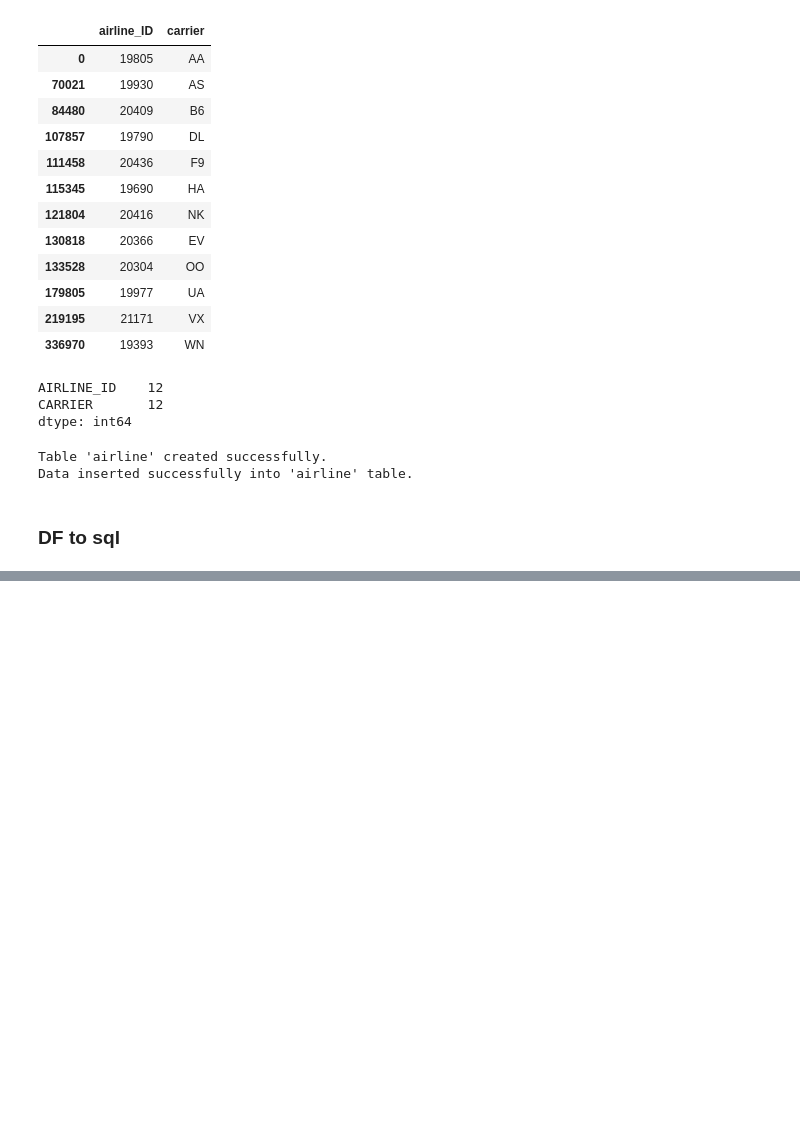
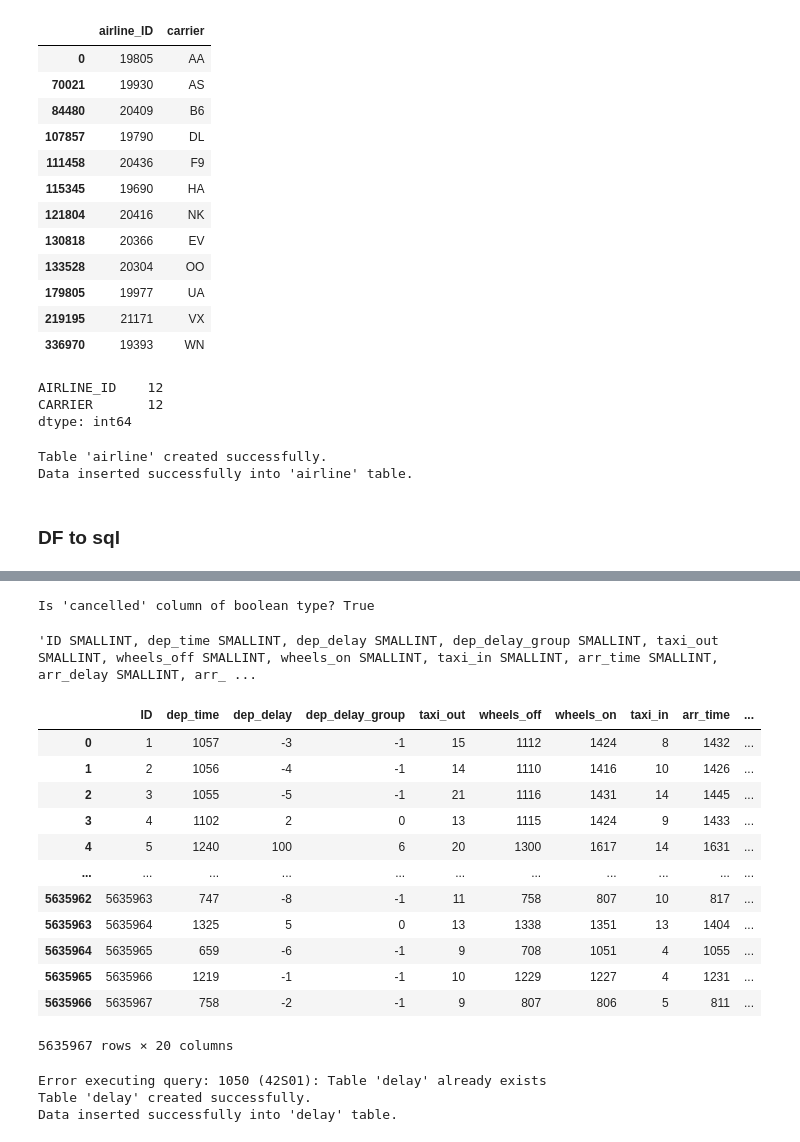
Before and after one commit to adibk/flight_delay_prediction, a Jupyter notebook: ipynb/to_sql.ipynb, the cells around one changed output, grey strips where cells are left out. Cells and saved outputs as stored; diff of their text form; code cells hidden in the pictures; blank space fills up the shorter version.

```diff
--- a/ipynb/to_sql.ipynb
+++ b/ipynb/to_sql.ipynb
@@ -475,0 +641,3 @@ df['id'] = df.index + 1
+# %%
+df_delay['cancelled'] = df_delay['cancelled'].astype(bool)
+df_delay['diverted'] = df_delay['diverted'].astype(bool)
@@ -475,0 +655,28 @@ df['id'] = df.index + 1
+# %%
+is_boolean = pd.api.types.is_bool_dtype(df_delay['cancelled'])
+print(f"Is 'cancelled' column of boolean type? {is_boolean}")
+# %% [output]
+Is 'cancelled' column of boolean type? True
+# %%
+columns = df_delay.columns
+types = df_delay.dtypes
+column_definitions = ", ".join([f"{col} {map_dtype_to_mysql(types[col], smallint=True)}" for col in columns])
+column_definitions
+# %% [output]
+'ID SMALLINT, dep_time SMALLINT, dep_delay SMALLINT, dep_delay_group SMALLINT, taxi_out SMALLINT, wheels_off SMALLINT, wheels_on SMALLINT, taxi_in SMALLINT, arr_time SMALLINT, arr_delay SMALLINT, arr_ ...
+# %%
+df_delay
+# %% [output]
+|  | ID | dep_time | dep_delay | dep_delay_group | taxi_out | wheels_off | wheels_on | taxi_in | arr_time | ... |
+| 0 | 1 | 1057 | -3 | -1 | 15 | 1112 | 1424 | 8 | 1432 | ... |
+| 1 | 2 | 1056 | -4 | -1 | 14 | 1110 | 1416 | 10 | 1426 | ... |
+| 2 | 3 | 1055 | -5 | -1 | 21 | 1116 | 1431 | 14 | 1445 | ... |
+| 3 | 4 | 1102 | 2 | 0 | 13 | 1115 | 1424 | 9 | 1433 | ... |
+| 4 | 5 | 1240 | 100 | 6 | 20 | 1300 | 1617 | 14 | 1631 | ... |
+| ... | ... | ... | ... | ... | ... | ... | ... | ... | ... | ... |
+| 5635962 | 5635963 | 747 | -8 | -1 | 11 | 758 | 807 | 10 | 817 | ... |
+| 5635963 | 5635964 | 1325 | 5 | 0 | 13 | 1338 | 1351 | 13 | 1404 | ... |
+| 5635964 | 5635965 | 659 | -6 | -1 | 9 | 708 | 1051 | 4 | 1055 | ... |
+| 5635965 | 5635966 | 1219 | -1 | -1 | 10 | 1229 | 1227 | 4 | 1231 | ... |
+| 5635966 | 5635967 | 758 | -2 | -1 | 9 | 807 | 806 | 5 | 811 | ... |
+5635967 rows × 20 columns
@@ -475,0 +685,12 @@ df['id'] = df.index + 1
+# %%
+column_types = {
+    'ID': 'INT PRIMARY KEY',
+}
+
+table_name = "delay"
+create_table_from_dataframe(con, table_name, df_delay, column_types, smallint=True)
+insert_dataframe_to_table(con, table_name, df_delay)
+# %% [output]
+Error executing query: 1050 (42S01): Table 'delay' already exists
+Table 'delay' created successfully.
+Data inserted successfully into 'delay' table.
```
Also changed, not shown: parts of 25 cells of this notebook.
